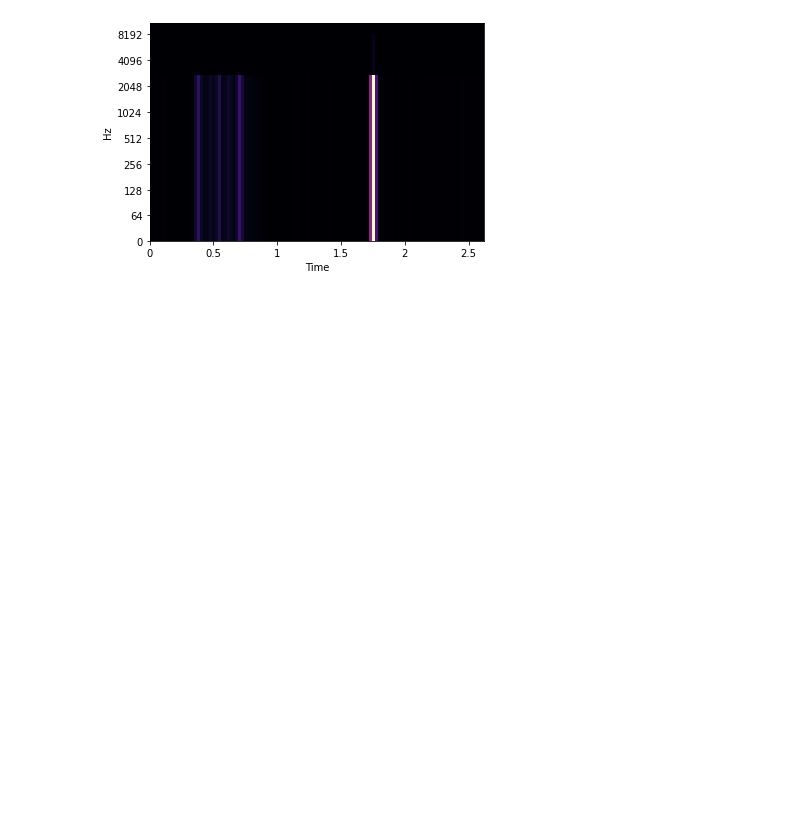
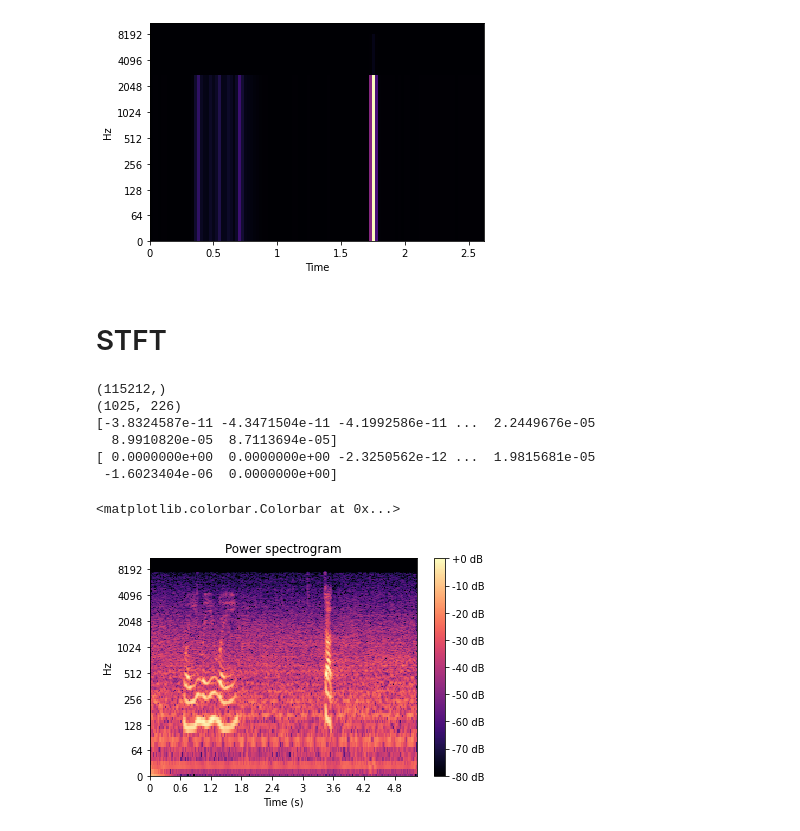
Before and after one commit to hyzycczz/TongueGAN, a Jupyter notebook: 測試/read_speech_bylibrosa.ipynb, the cells around one changed output. Cells and saved outputs as stored; diff of their text form; code cells hidden in the pictures; blank space fills up the shorter version.

```diff
--- a/測試/read_speech_bylibrosa.ipynb
+++ b/測試/read_speech_bylibrosa.ipynb
@@ -8,5 +9,8 @@ from librosa import display
 # %%
-data, samplerate = librosa.load("inputaudio.wav")
+data, samplerate = librosa.load("tmp_audio/inputaudio.wav")
+# samplerate, data = wavfile.read("inputaudio.wav")
+
+print(data,'\n', samplerate)
 
 time = len(data) / samplerate
 plt.plot(np.linspace(0,time,len(data)), data)
@@ -35,3 +42,20 @@ librosa.display.specshow(mel_spectrogram,sr=samplerate,x_axis="time",y_axis="log
 plt.show()
 # %% [output]
 [figure]
+# %% [markdown]
+# STFT
+# %%
+print(data.shape)
+S = librosa.stft(data,n_fft=2048,hop_length=512)
+print(S.shape)
+
+y_hat = librosa.istft(S)
+print(y_hat)
+print(data)
+# %% [output]
+(115212,)
+(1025, 226)
+[-3.8324587e-11 -4.3471504e-11 -4.1992586e-11 ...  2.2449676e-05
+  8.9910820e-05  8.7113694e-05]
+[ 0.0000000e+00  0.0000000e+00 -2.3250562e-12 ...  1.9815681e-05
+ -1.6023404e-06  0.0000000e+00]
@@ -37,0 +70,10 @@ plt.show()
+# %%
+fig, ax = plt.subplots()
+img = librosa.display.specshow(librosa.amplitude_to_db(S,ref=np.max),
+                               y_axis='log',
+                               x_axis='s', ax=ax)
+ax.set_title('Power spectrogram')
+fig.colorbar(img, ax=ax, format="%+2.0f dB")
+# %% [output]
+<matplotlib.colorbar.Colorbar at 0x...>
+[figure, added]
```
Also changed, not shown: parts of 3 cells of this notebook, 15 other files.
